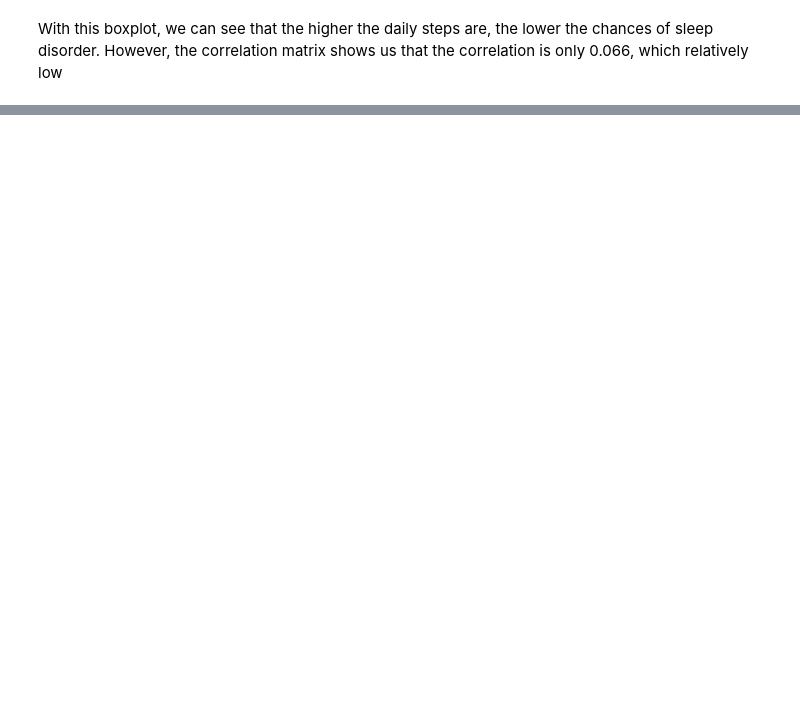
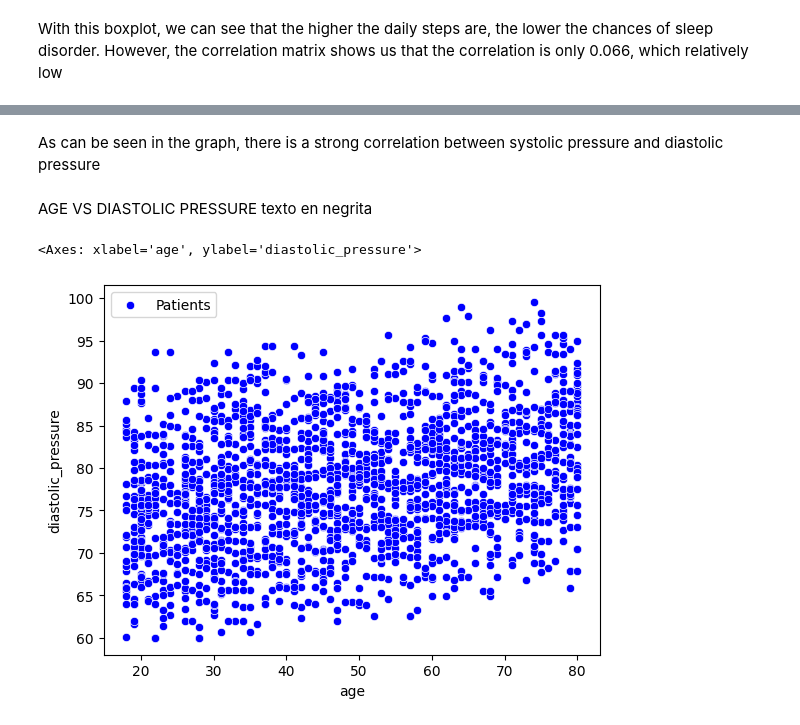
Before and after one commit to AleSSandroArij/BUSSINES-ANALYTICS, a Jupyter notebook: The_Importance_of_Sleep_for_Health.ipynb, the cells around one changed output, grey strips where cells are left out. Saved outputs shown, nothing was run; the diff lists cells and outputs as text; code cells hidden in the pictures; blank space fills up the shorter version.

```diff
--- a/The_Importance_of_Sleep_for_Health.ipynb
+++ b/The_Importance_of_Sleep_for_Health.ipynb
@@ -341,0 +751,9 @@ HOLAAAAAA, ESTO ES UNA PRUEBA
+# %% [markdown]
+As can be seen in the graph, there is a strong correlation between systolic pressure and diastolic pressure
+# %% [markdown]
+AGE VS DIASTOLIC PRESSURE texto en negrita
+# %%
+sns.scatterplot(data = df, x = 'age', y = 'diastolic_pressure', color = 'blue', label = 'Patients')
+# %% [output]
+<Axes: xlabel='age', ylabel='diastolic_pressure'>
+[figure, added]
```
Also changed, not shown: parts of 89 cells of this notebook.
